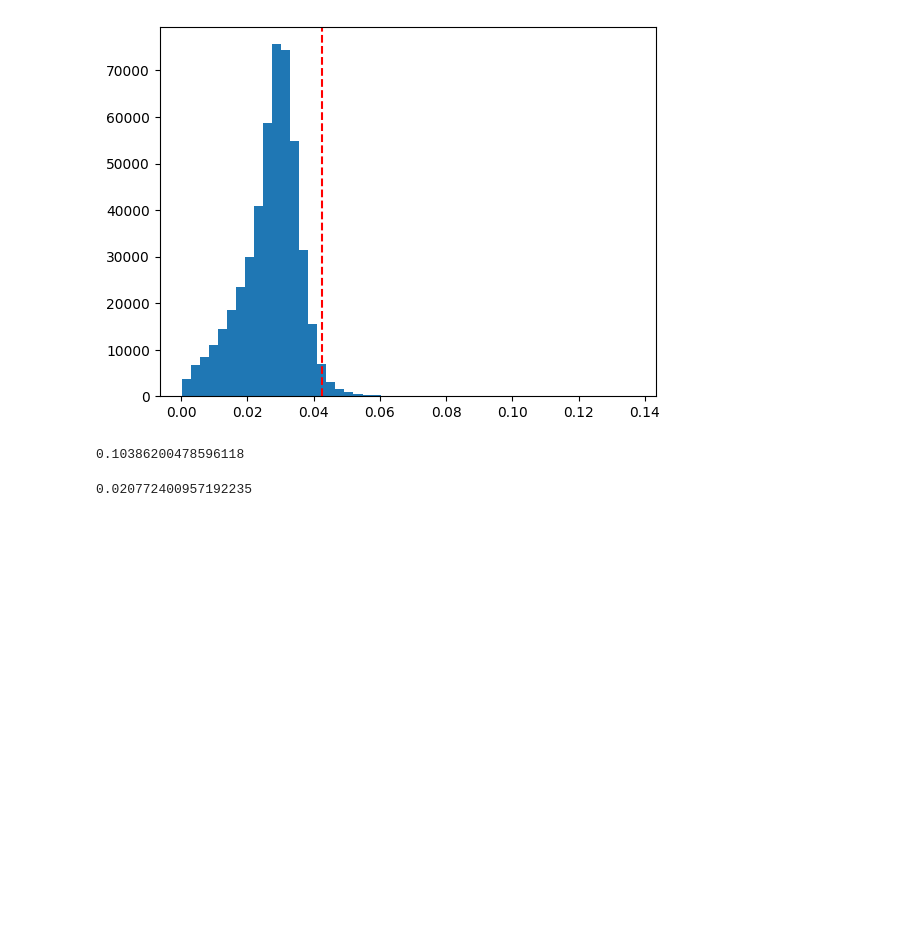
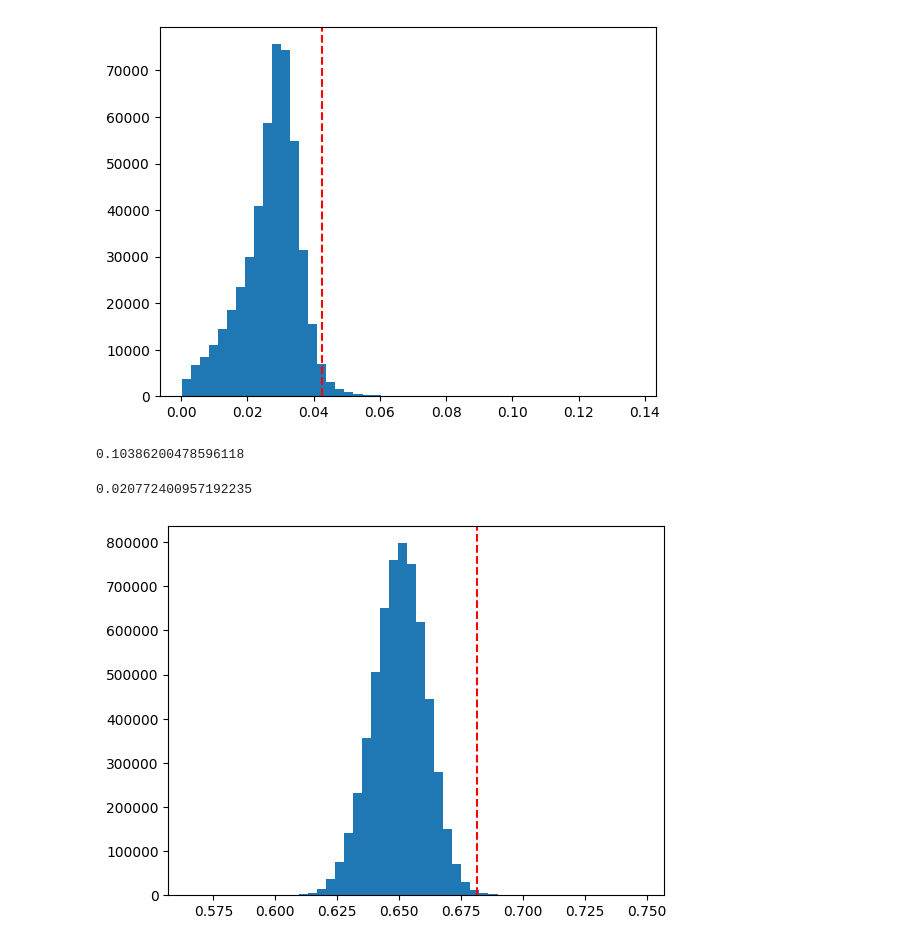
Before and after one commit to yutiachen5/Efficient_PLM_public, a Jupyter notebook: lambdanet_loss.ipynb, the cells around one changed output. Saved outputs shown, nothing was run; the diff lists cells and outputs as text; code cells hidden in the pictures; blank space fills up the shorter version.

```diff
--- a/lambdanet_loss.ipynb
+++ b/lambdanet_loss.ipynb
@@ -505,3 +505,12 @@ plt.show()
 10000/len(df)
 # %% [output]
 0.020772400957192235
+# %%
+import pandas as pd
+df = pd.read_csv('/hpc/group/naderilab/eleanor/Efficient_PLM/prose/ALLY/saved_emb/a_0.1_slr_0.05_rd_4_pred.csv')
+c = df['sorted_preds'].quantile(1-10000/len(df))
+plt.hist(df['sorted_preds'], bins=50)
+plt.axvline(c, color='red', linestyle='--', label=f'selection quantile: {c:.2f}')
+plt.show()
+# %% [output]
+[figure, added]
```
Also changed, not shown: 3 other files.
